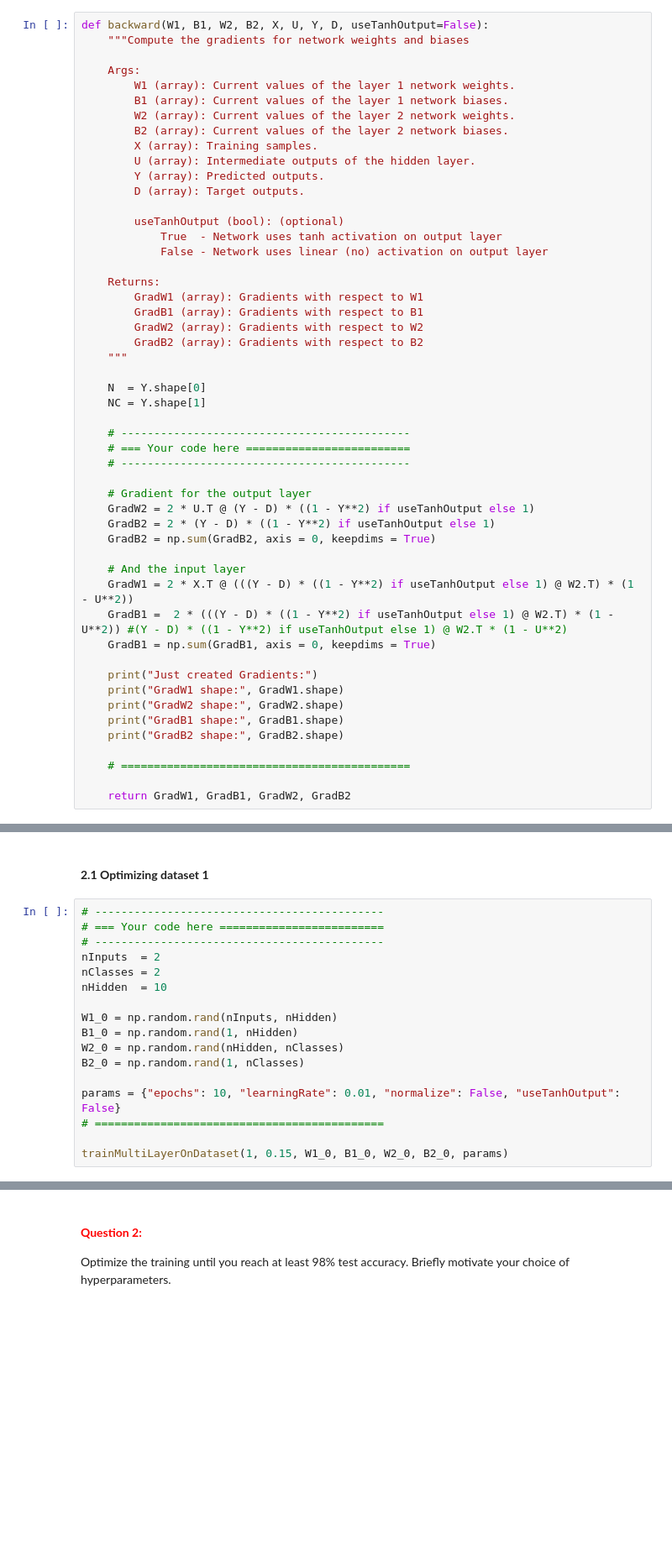
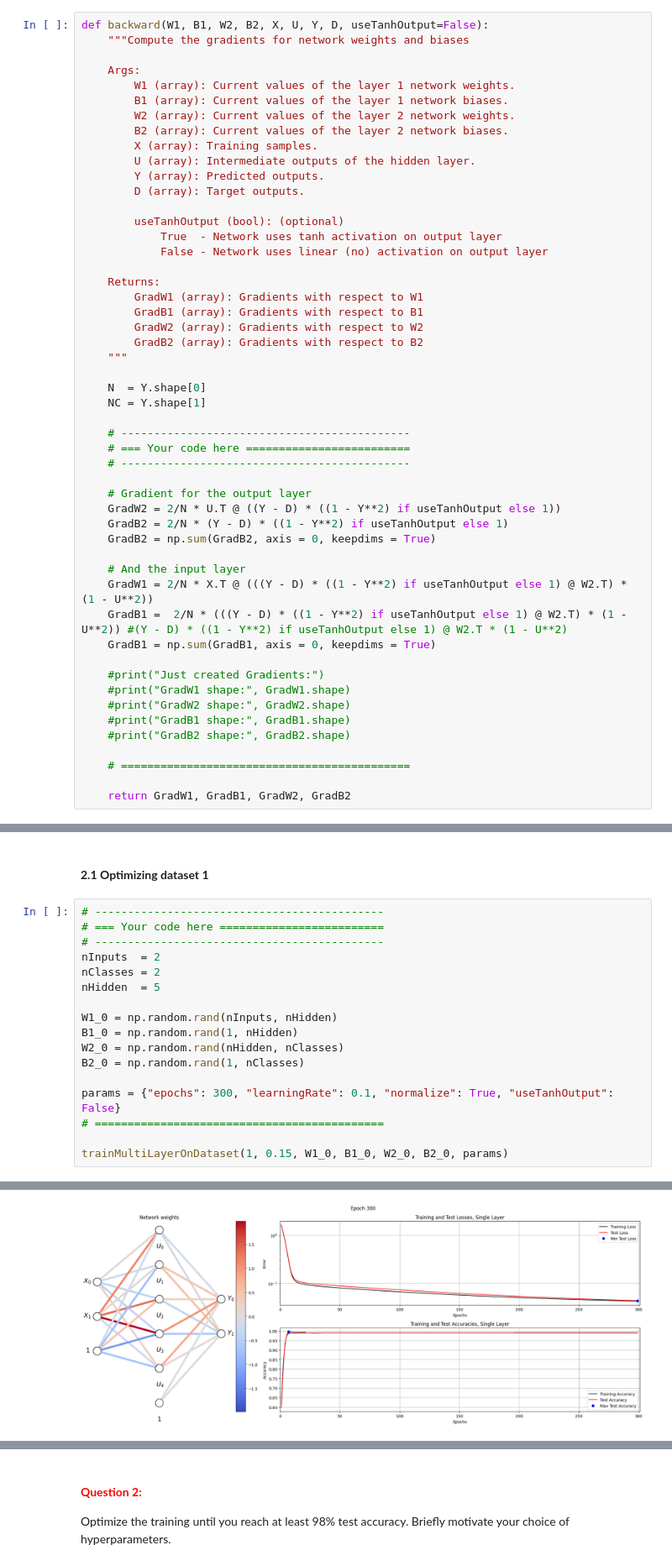
Before and after one commit to marijnkj/-D-NN, a Jupyter notebook: A1_Supervised/main3_MultiLayer.ipynb, the cells around one changed output, grey strips where cells are left out. Shown: that part at 84% size. Cells and saved outputs as stored; diff of their text form; blank space fills up the shorter version.

```diff
--- a/A1_Supervised/main3_MultiLayer.ipynb
+++ b/A1_Supervised/main3_MultiLayer.ipynb
@@ -108,20 +108,20 @@ def backward(W1, B1, W2, B2, X, U, Y, D, useTanhOutput=False):
     # --------------------------------------------
 
     # Gradient for the output layer
-    GradW2 = 2 * U.T @ (Y - D) * ((1 - Y**2) if useTanhOutput else 1)
-    GradB2 = 2 * (Y - D) * ((1 - Y**2) if useTanhOutput else 1)
+    GradW2 = 2/N * U.T @ ((Y - D) * ((1 - Y**2) if useTanhOutput else 1))
+    GradB2 = 2/N * (Y - D) * ((1 - Y**2) if useTanhOutput else 1)
     GradB2 = np.sum(GradB2, axis = 0, keepdims = True)
 
     # And the input layer
-    GradW1 = 2 * X.T @ (((Y - D) * ((1 - Y**2) if useTanhOutput else 1) @ W2.T) * (1 - U**2))
-    GradB1 =  2 * (((Y - D) * ((1 - Y**2) if useTanhOutput else 1) @ W2.T) * (1 - U**2)) #(Y - D) * ((1 - Y**2) if useTanhOutput else 1) @ W2.T * (1 - U**2)
+    GradW1 = 2/N * X.T @ (((Y - D) * ((1 - Y**2) if useTanhOutput else 1) @ W2.T) * (1 - U**2))
+    GradB1 =  2/N * (((Y - D) * ((1 - Y**2) if useTanhOutput else 1) @ W2.T) * (1 - U**2)) #(Y - D) * ((1 - Y**2) if useTanhOutput else 1) @ W2.T * (1 - U**2)
     GradB1 = np.sum(GradB1, axis = 0, keepdims = True)
 
-    print("Just created Gradients:")
-    print("GradW1 shape:", GradW1.shape)
-    print("GradW2 shape:", GradW2.shape)
-    print("GradB1 shape:", GradB1.shape)
-    print("GradB2 shape:", GradB2.shape)
+    #print("Just created Gradients:")
+    #print("GradW1 shape:", GradW1.shape)
+    #print("GradW2 shape:", GradW2.shape)
+    #print("GradB1 shape:", GradB1.shape)
+    #print("GradB2 shape:", GradB2.shape)
 
     # ============================================
 
@@ -393,14 +393,14 @@ def  trainMultiLayerOnDataset(datasetNr, testSplit, W1_0, B1_0, W2_0, B2_0, para
 # --------------------------------------------
 nInputs  = 2
 nClasses = 2
-nHidden  = 10
+nHidden  = 5
 
 W1_0 = np.random.rand(nInputs, nHidden)
 B1_0 = np.random.rand(1, nHidden)
 W2_0 = np.random.rand(nHidden, nClasses)
 B2_0 = np.random.rand(1, nClasses)
 
-params = {"epochs": 10, "learningRate": 0.01, "normalize": False, "useTanhOutput": False}
+params = {"epochs": 300, "learningRate": 0.1, "normalize": True, "useTanhOutput": False}
 # ============================================
 
 trainMultiLayerOnDataset(1, 0.15, W1_0, B1_0, W2_0, B2_0, params)
@@ -408,0 +413 @@ TypeError: 'tuple' object cannot be interpreted as an integer
+[figure, added]
```
Also changed, not shown: parts of 11 cells of this notebook.
